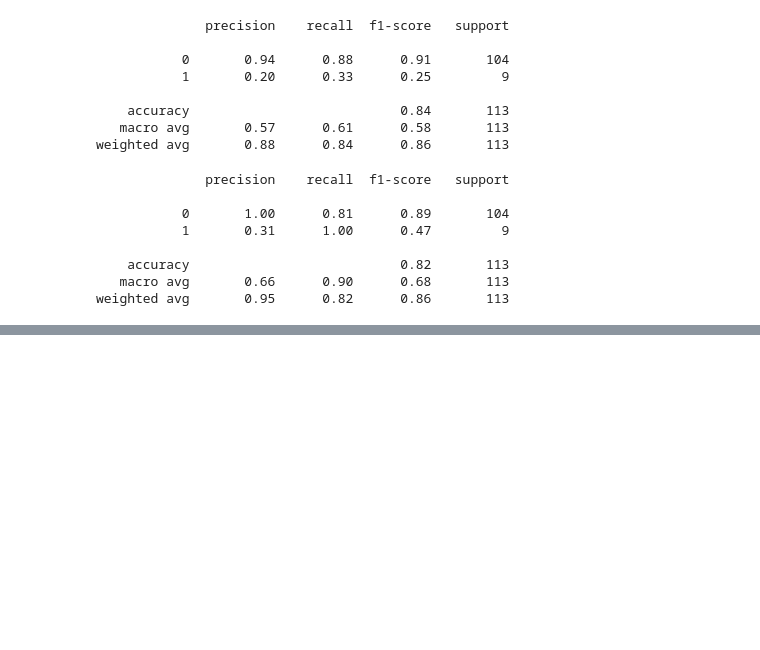
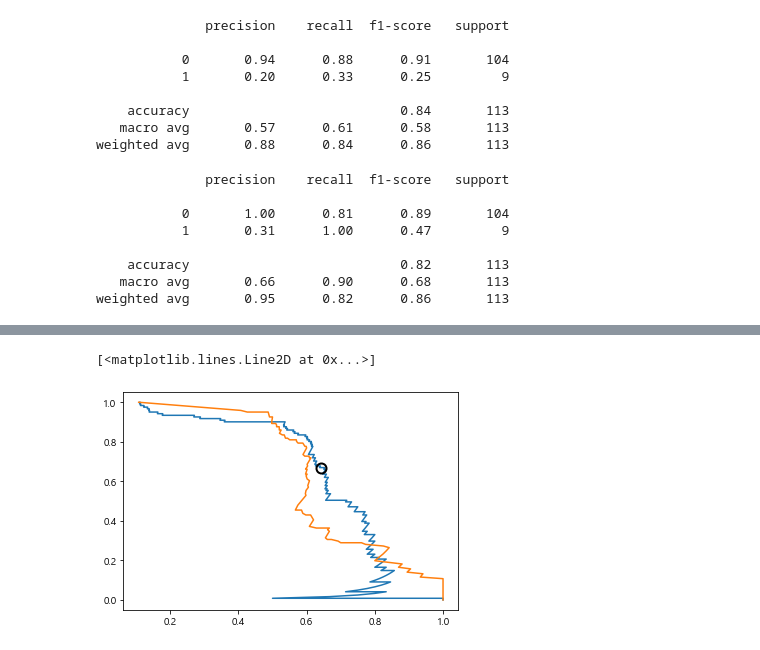
Before and after one commit to ikeven94/py_repo, a Jupyter notebook: Evaluation Metrics.ipynb, the cells around one changed output, grey strips where cells are left out. Drawn from its saved outputs; the diff is of its cells as text; code cells hidden in the pictures; blank space fills up the shorter version.

```diff
--- a/Evaluation Metrics.ipynb
+++ b/Evaluation Metrics.ipynb
@@ -207,0 +212,16 @@ plt.plot(precision[close_zero], recall[close_zero], 'o', markersize=10,
+# %%
+from sklearn.ensemble import RandomForestClassifier
+
+rf = RandomForestClassifier(n_estimators=100, random_state=0, max_features=2)
+rf.fit(X_train, y_train)
+
+# RFC는 decision_function 대신 predict_proba 제공
+precision_rf, recall_rf, thresholds_rf = precision_recall_curve(
+    y_test, rf.predict_proba(X_test)[:,1])
+plt.plot(precision, recall, label='svc')
+plt.plot(precision[close_zero], recall[close_zero], 'o', markersize=10,
+        label="svc: 임계값 0", fillstyle="none", c='k', mew=2)
+plt.plot(precision_rf, recall_rf, label="rf")
+# %% [output]
+[<matplotlib.lines.Line2D at 0x...>]
+[figure, added]
```
Also changed, not shown: parts of 4 cells of this notebook.
